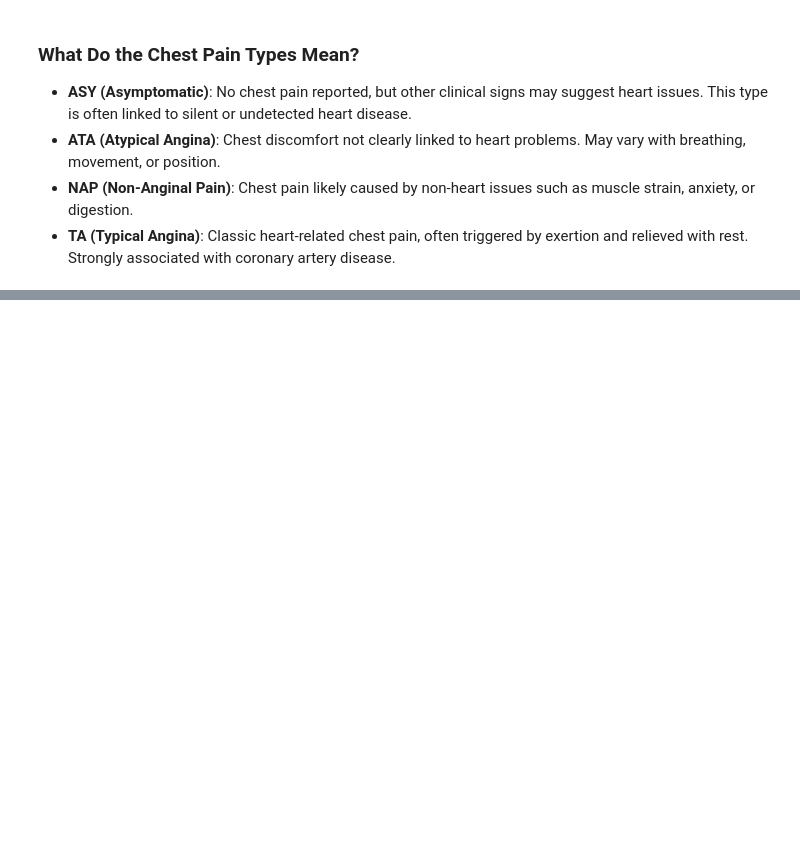
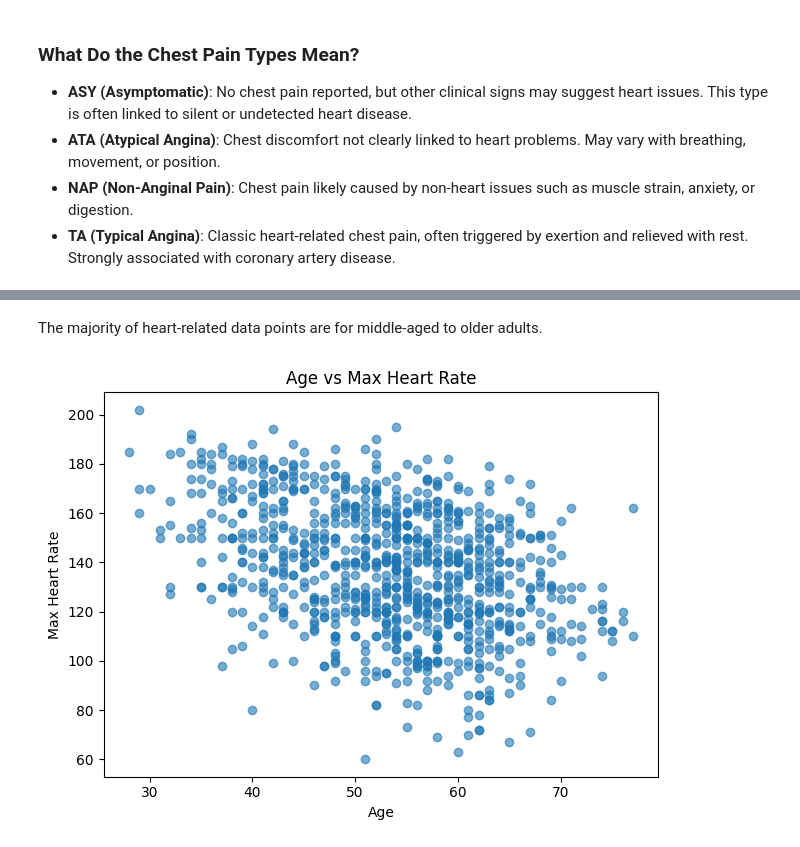
Before and after one commit to vivekr25/heart-disease-analysis, a Jupyter notebook: HeartRatePrediction.ipynb, the cells around one changed output, grey strips where cells are left out. Cells and saved outputs as stored; diff of their text form; code cells hidden in the pictures; blank space fills up the shorter version.

```diff
--- a/HeartRatePrediction.ipynb
+++ b/HeartRatePrediction.ipynb
@@ -199,0 +212,12 @@ The chart shows the number of patients with and without heart disease, grouped b
+# %% [markdown]
+The majority of heart-related data points are for middle-aged to older adults.
+# %%
+# Scatter plot: Age vs Max Heart Rate
+plt.scatter(df['Age'], df['MaxHR'], alpha=0.6)
+plt.title("Age vs Max Heart Rate")
+plt.xlabel("Age")
+plt.ylabel("Max Heart Rate")
+plt.tight_layout()
+plt.show()
+# %% [output]
+[figure, added]
```
Also changed, not shown: parts of 7 cells of this notebook.
